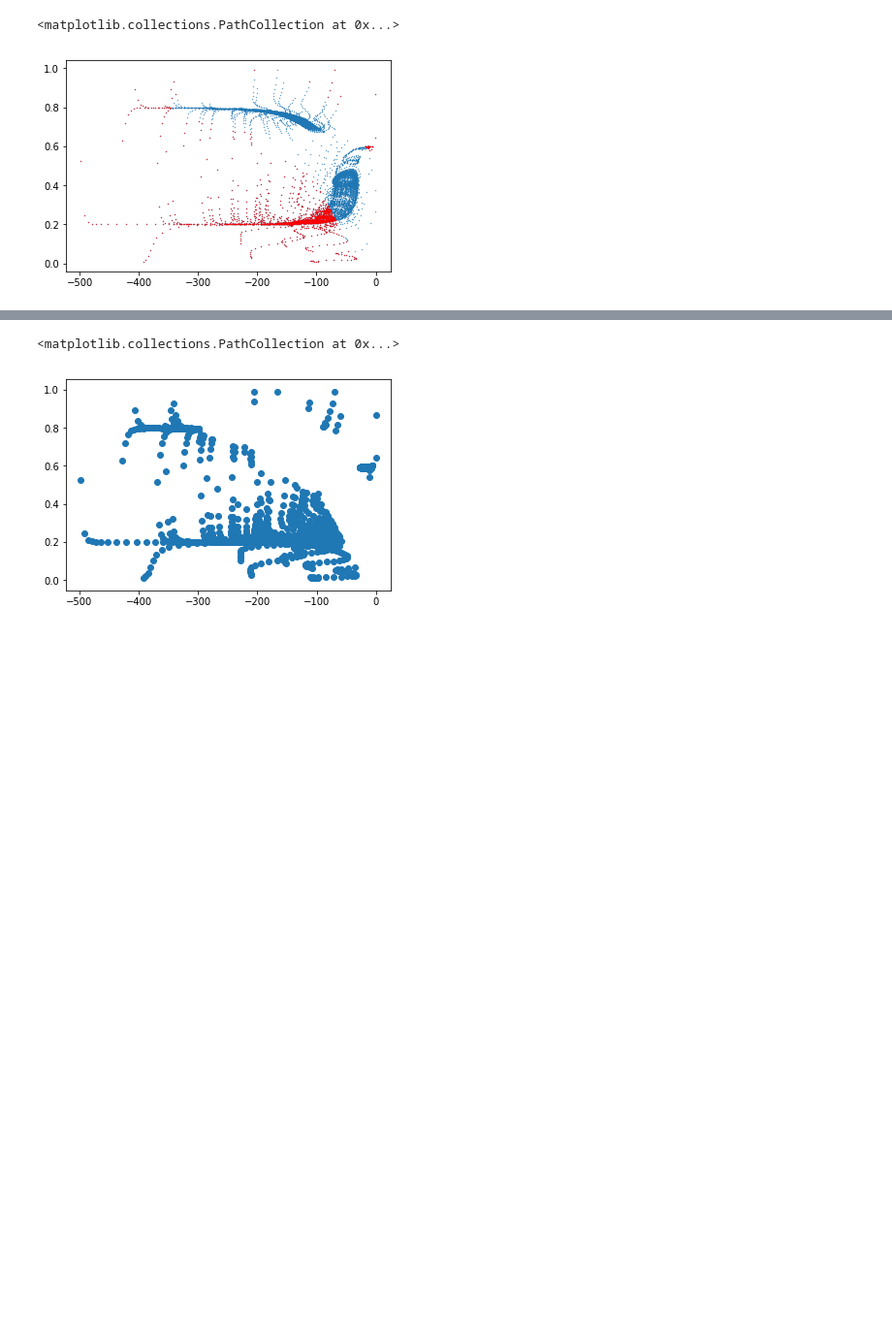
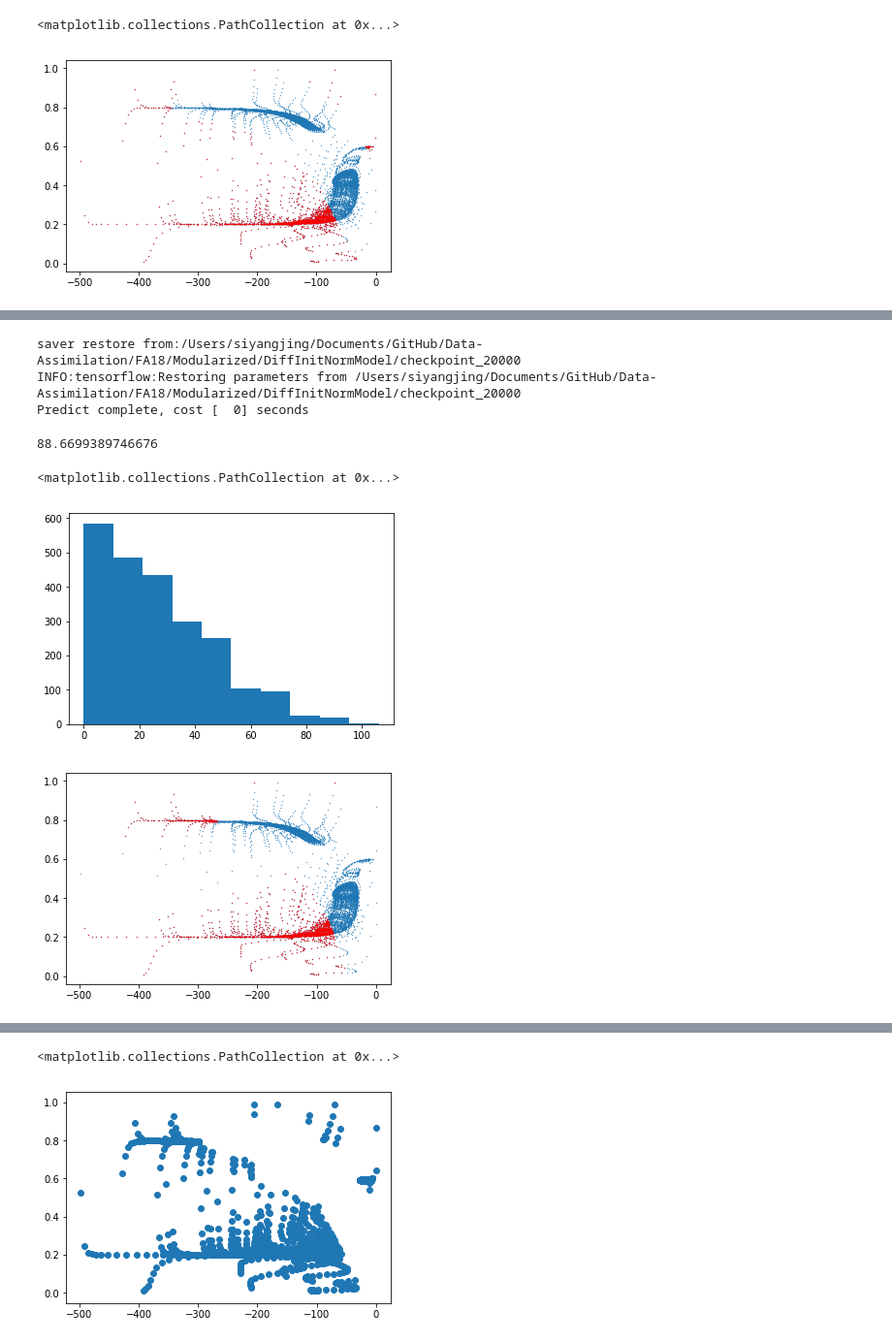
Before and after one commit to SiyangJ/Data-Assimilation, a Jupyter notebook: FA18/Modularized/MLEval.ipynb, the cells around one changed output, grey strips where cells are left out. Shown: that part at 97% size. Drawn from its saved outputs; the diff is of its cells as text; code cells hidden in the pictures; blank space fills up the shorter version.

```diff
--- a/FA18/Modularized/MLEval.ipynb
+++ b/FA18/Modularized/MLEval.ipynb
@@ -182,0 +276,61 @@ plt.scatter(X[sort_index[:th],0],X[sort_index[:th],1],s=0.1,c='r')
+# %%
+config.ReadConfigFile()
+sys.argv[1] = 'evaluation'
+# config.ResetValue('MachineLearning','normalization','False')
+# config.ResetValue('MLEvaluation','observation_source',data_dir)
+# config.ResetValue('MLEvaluation','data_source',data_dir)
+# config.ResetValue('MachineLearning','save_dir',model_dir)
+import tensorflow as tf
+tf.reset_default_graph()
+from importlib import reload
+reload(MachineLearning)
+pred,loss = MachineLearning.test()
+# %% [output]
+saver restore from:/Users/siyangjing/Documents/GitHub/Data-Assimilation/FA18/Modularized/DiffInitNormModel/checkpoint_20000
+INFO:tensorflow:Restoring parameters from /Users/siyangjing/Documents/GitHub/Data-Assimilation/FA18/Modularized/DiffInitNormModel/checkpoint_20000
+Predict complete, cost [  0] seconds
+# %%
+loss
+# %% [output]
+88.6699389746676
+# %%
+MachineLearning._Y
+
+X = MachineLearning._X
+Y = MachineLearning._Y
+
+diff = pred - Y
+diff_seq = (diff ** 2).mean(axis=1)
+
+rel_diff_seq = abs(diff/Y).mean(axis=1)
+
+diff_norm = (diff ** 2).sum(axis = 1)
+truth_norm = (Y ** 2).sum(axis = 1)
+
+rel_error = diff_norm / truth_norm
+
+sort_index = np.argsort(rel_error)
+sort_index = np.flip(sort_index)
+
+sort_index.shape
+
+large_error_index = sort_index[:2300]
+
+np.set_printoptions(threshold=np.nan)
+index_sorted = np.sort(large_error_index)
+
+np.sort(index_sorted % 1000)
+
+plt.figure()
+plt.hist(index_sorted % 1000)
+
+plt.figure()
+plt.scatter(X[:,0],X[:,1],s=0.1)
+#plt.plot(X[large_error_index,0],X[large_error_index,1],'r.',markersize=0.5)
+#plt.scatter(X[large_error_index,0],X[large_error_index,1],s=0.1,c='r')
+th = 2000
+plt.scatter(X[sort_index[:th],0],X[sort_index[:th],1],s=0.1,c='r')
+# %% [output]
+<matplotlib.collections.PathCollection at 0x...>
+[figure, added]
+[figure, added]
```
Also changed, not shown: parts of 14 cells of this notebook, 2 other files.
